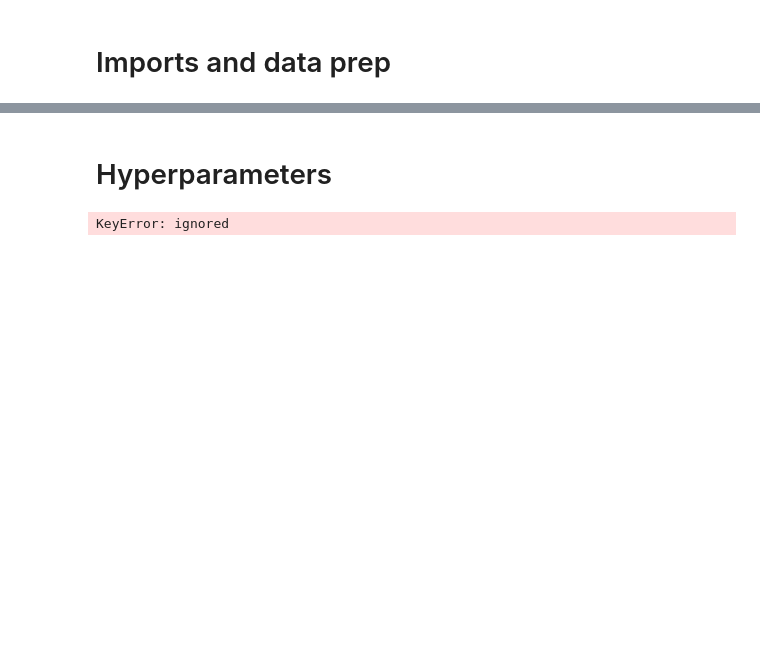
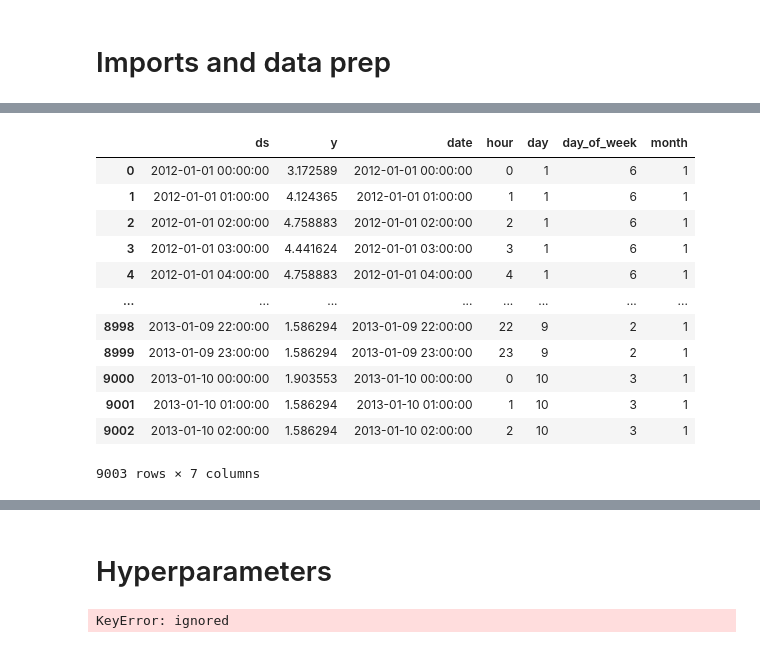
Before and after one commit to ben10ben/Interpretable-time-series-forecasting-at-scale, a Jupyter notebook: TFT_Notebook.ipynb, the cells around one changed output, grey strips where cells are left out. Saved outputs shown, nothing was run; the diff lists cells and outputs as text; code cells hidden in the pictures; blank space fills up the shorter version.

```diff
--- a/TFT_Notebook.ipynb
+++ b/TFT_Notebook.ipynb
@@ -165,0 +857,16 @@ best_tft.hparams.batch_size
+# %%
+df_train
+# %% [output]
+|  | ds | y | date | hour | day | day_of_week | month |
+| 0 | 2012-01-01 00:00:00 | 3.172589 | 2012-01-01 00:00:00 | 0 | 1 | 6 | 1 |
+| 1 | 2012-01-01 01:00:00 | 4.124365 | 2012-01-01 01:00:00 | 1 | 1 | 6 | 1 |
+| 2 | 2012-01-01 02:00:00 | 4.758883 | 2012-01-01 02:00:00 | 2 | 1 | 6 | 1 |
+| 3 | 2012-01-01 03:00:00 | 4.441624 | 2012-01-01 03:00:00 | 3 | 1 | 6 | 1 |
+| 4 | 2012-01-01 04:00:00 | 4.758883 | 2012-01-01 04:00:00 | 4 | 1 | 6 | 1 |
+| ... | ... | ... | ... | ... | ... | ... | ... |
+| 8998 | 2013-01-09 22:00:00 | 1.586294 | 2013-01-09 22:00:00 | 22 | 9 | 2 | 1 |
+| 8999 | 2013-01-09 23:00:00 | 1.586294 | 2013-01-09 23:00:00 | 23 | 9 | 2 | 1 |
+| 9000 | 2013-01-10 00:00:00 | 1.903553 | 2013-01-10 00:00:00 | 0 | 10 | 3 | 1 |
+| 9001 | 2013-01-10 01:00:00 | 1.586294 | 2013-01-10 01:00:00 | 1 | 10 | 3 | 1 |
+| 9002 | 2013-01-10 02:00:00 | 1.586294 | 2013-01-10 02:00:00 | 2 | 10 | 3 | 1 |
+9003 rows × 7 columns
```
Also changed, not shown: parts of 33 cells of this notebook, 3 other files.
